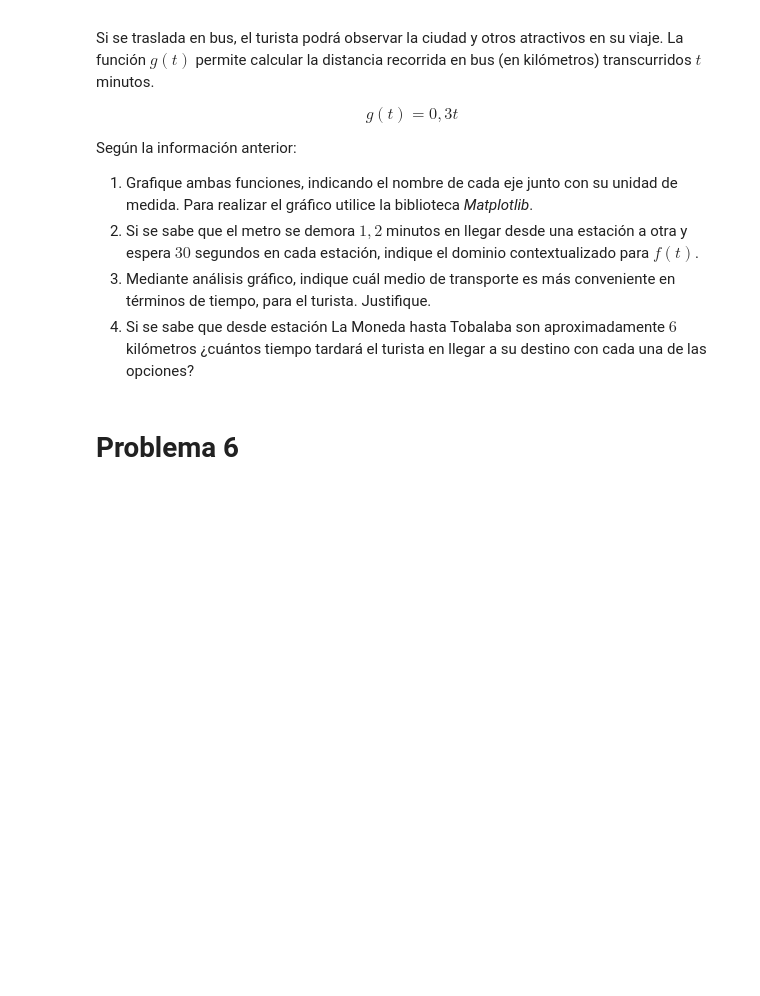
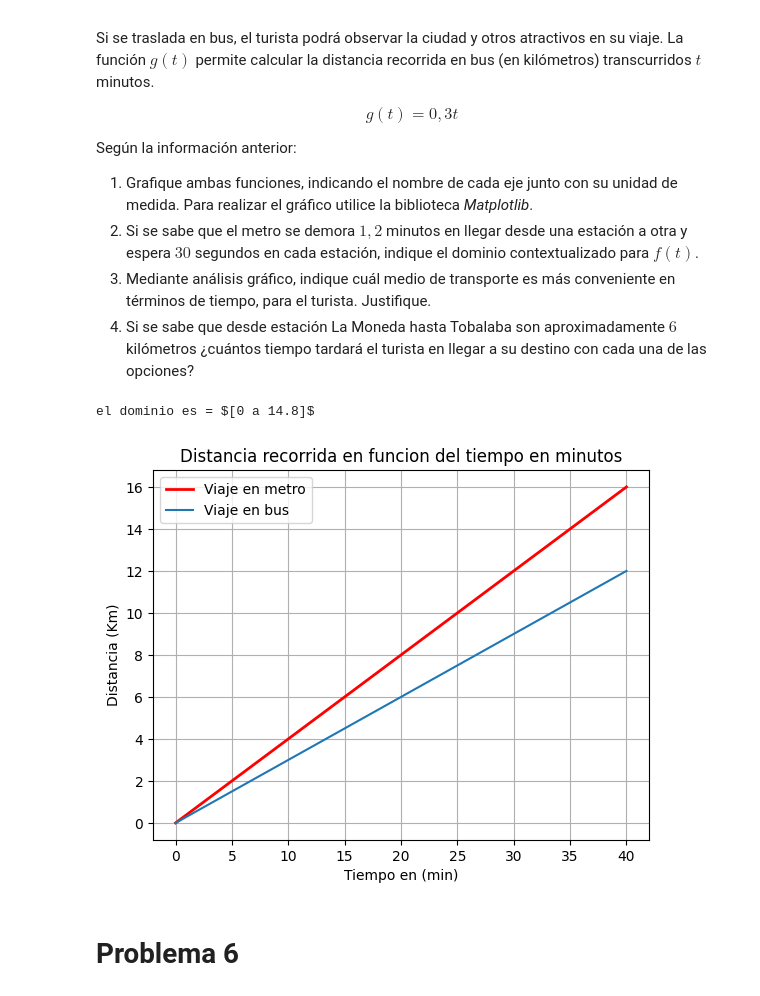
Before and after one commit to nicolasandovalm-svg/ejerciciosPython2026, a Jupyter notebook: Matematica Aplicada/G1_Funciones.ipynb, the cells around one changed output. Saved outputs shown, nothing was run; the diff lists cells and outputs as text; code cells hidden in the pictures; blank space fills up the shorter version.

```diff
--- a/Matematica Aplicada/G1_Funciones.ipynb
+++ b/Matematica Aplicada/G1_Funciones.ipynb
@@ -112,6 +112,33 @@ Según la información anterior:
 2.  Si se sabe que el metro se demora $1,2$ minutos en llegar desde una estación a otra y espera $30$ segundos en cada estación, indique el dominio contextualizado para $f(t)$.
 3. Mediante análisis gráfico, indique cuál medio de transporte es más conveniente en términos de tiempo, para el turista. Justifique.
 4.  Si se sabe que desde estación La Moneda hasta Tobalaba son aproximadamente $6$ kilómetros ¿cuántos tiempo tardará el turista en llegar a su destino con cada una de las opciones?
+# %%
+valor = 1.2 * 9 + 0.5 * 8
+valor = round(valor,2)
+print(f"el dominio es = $[0 a {valor}]$")
+# %% [output]
+el dominio es = $[0 a 14.8]$
+# %%
+import numpy as np
+import matplotlib.pyplot as plt
+
+def f(t):
+    return 0.4 * t
+
+def g(t):
+    return 0.3 *t
+
+x = np.arange(0,40.1,0.1)
+plt.plot(x, f(x), label = 'Viaje en metro', color="red", linewidth=2,)
+plt.plot(x, g(x), label = 'Viaje en bus')
+plt.title('Distancia recorrida en funcion del tiempo en minutos')
+plt.xlabel('Tiempo en (min)')
+plt.ylabel('Distancia (Km)')
+plt.grid(True)
+plt.legend()
+plt.show()
+# %% [output]
+[figure, added]
 # %% [markdown]
 # Problema 6
 # %% [markdown]
```
Also changed, not shown: parts of 1 cell of this notebook.
